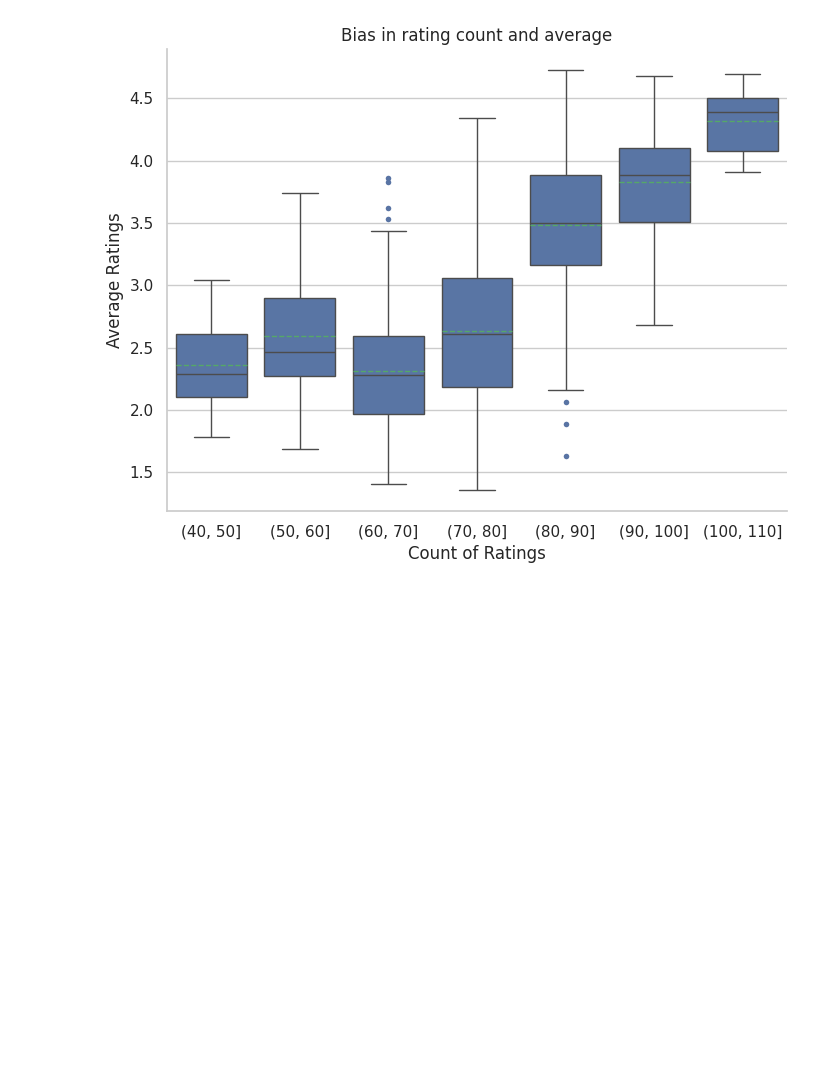
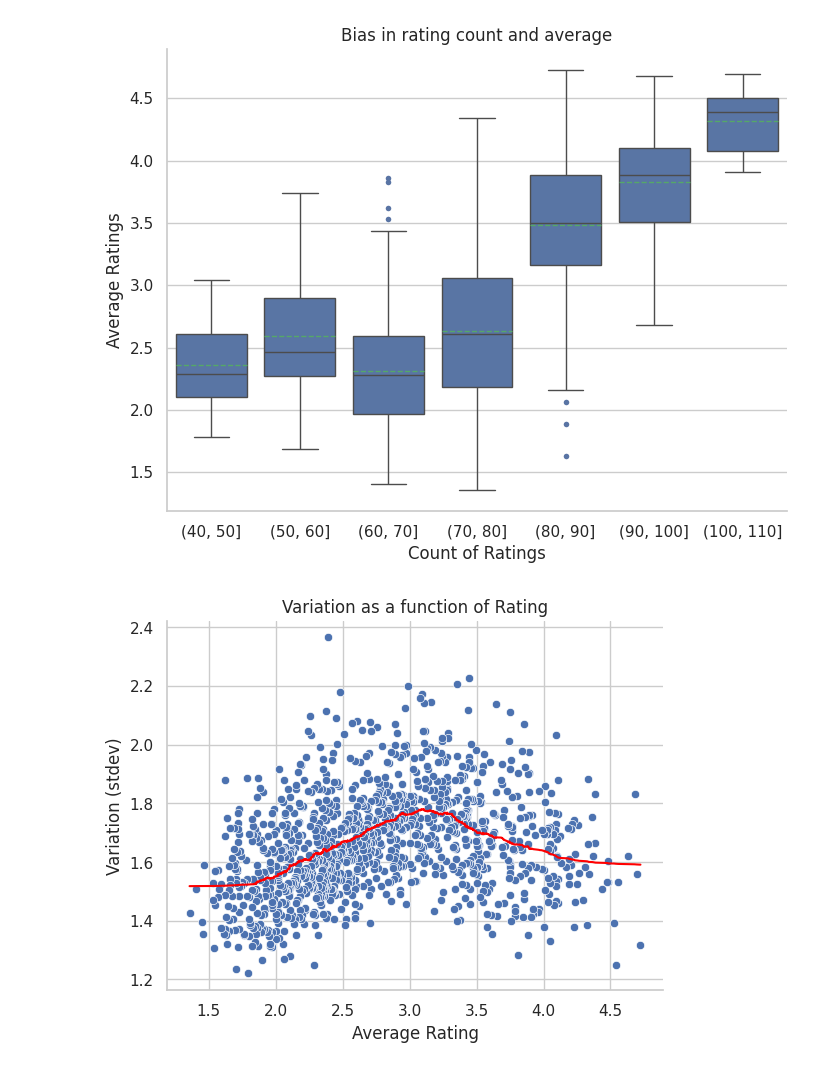
Before and after one commit to Nate-Sheibley/favorite_letters, a Jupyter notebook: favorite_letters.ipynb, the cells around one changed output. Cells and saved outputs as stored; diff of their text form; code cells hidden in the pictures; blank space fills up the shorter version.

Commit message:
rating avg variability relationship explored

```diff
--- a/favorite_letters.ipynb
+++ b/favorite_letters.ipynb
@@ -346,3 +344,26 @@ sns.despine()
 fig.savefig("images/rating_count_vs_avg_ratings_box")
 # %% [output]
 [figure]
+# %%
+# Feature engineer total vote count.
+used_columns = ['average', 'standard dev.']
+df = data.loc[:, used_columns]
+# build a filtered dataset to show trend clearly
+df['savgol_filter_stdev'] = signal.savgol_filter(df['standard dev.'], 175, 1)
+# %%
+# Set up the matplotlib figure
+fig, ax= plt.subplots()
+
+# Draw a the base scatterplot
+sns.scatterplot(data=df,  y='standard dev.', x='average')
+# Draw the savgol filtered data to show a trend
+sns.lineplot(data=df,  y='savgol_filter_stdev', x='average', color= 'red')
+
+# Finalize the ax1
+ax.set_xlabel("Average Rating")
+ax.set_ylabel("Variation (stdev)")
+ax.set_title("Variation as a function of Rating")
+sns.despine()
+fig.savefig("images/avg_stdev_scatter")
+# %% [output]
+[figure, added]
```
Also changed, not shown: parts of 5 cells of this notebook, 1 other file.
